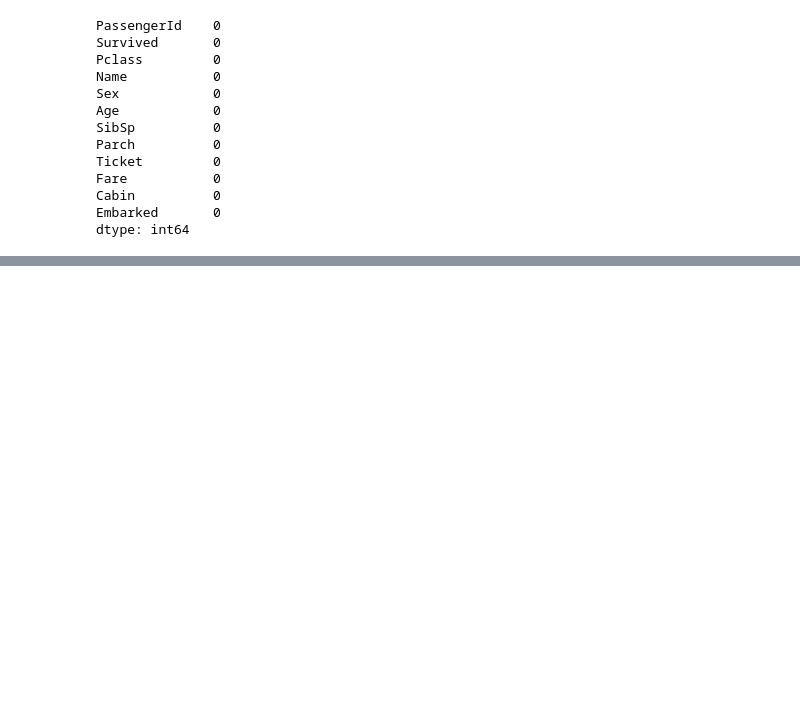
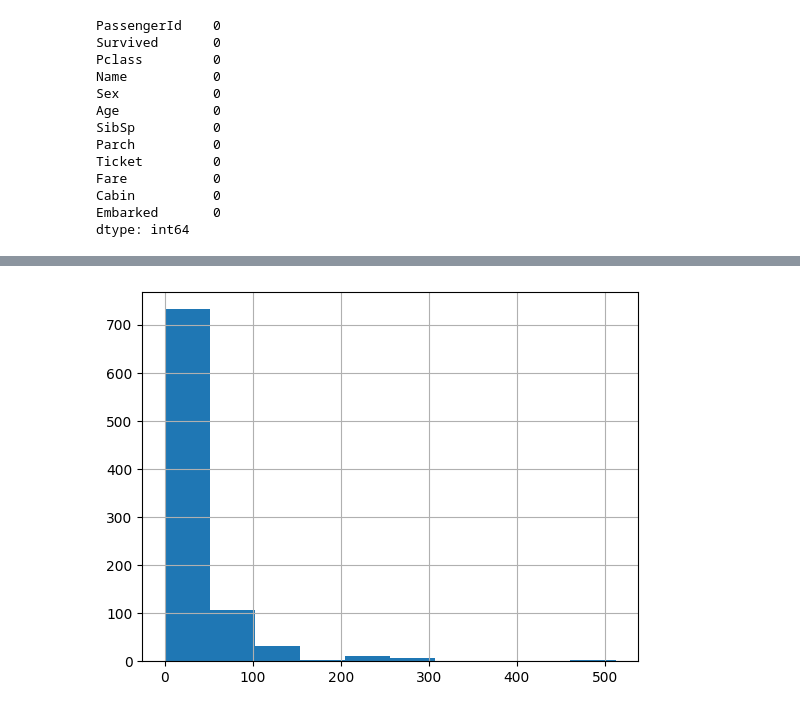
Before and after one commit to tenzinnamdhak/LinearRegressionTitanicDataset, a Jupyter notebook: Namdhak's_project_titanic.ipynb, the cells around one changed output, grey strips where cells are left out. Saved outputs shown, nothing was run; the diff lists cells and outputs as text; code cells hidden in the pictures; blank space fills up the shorter version.

```diff
--- a/Namdhak's_project_titanic.ipynb
+++ b/Namdhak's_project_titanic.ipynb
@@ -85,0 +101,4 @@ dtype: int64
+# %%
+df['Fare'].hist();
+# %% [output]
+[figure, added]
```
Also changed, not shown: parts of 17 cells of this notebook.
